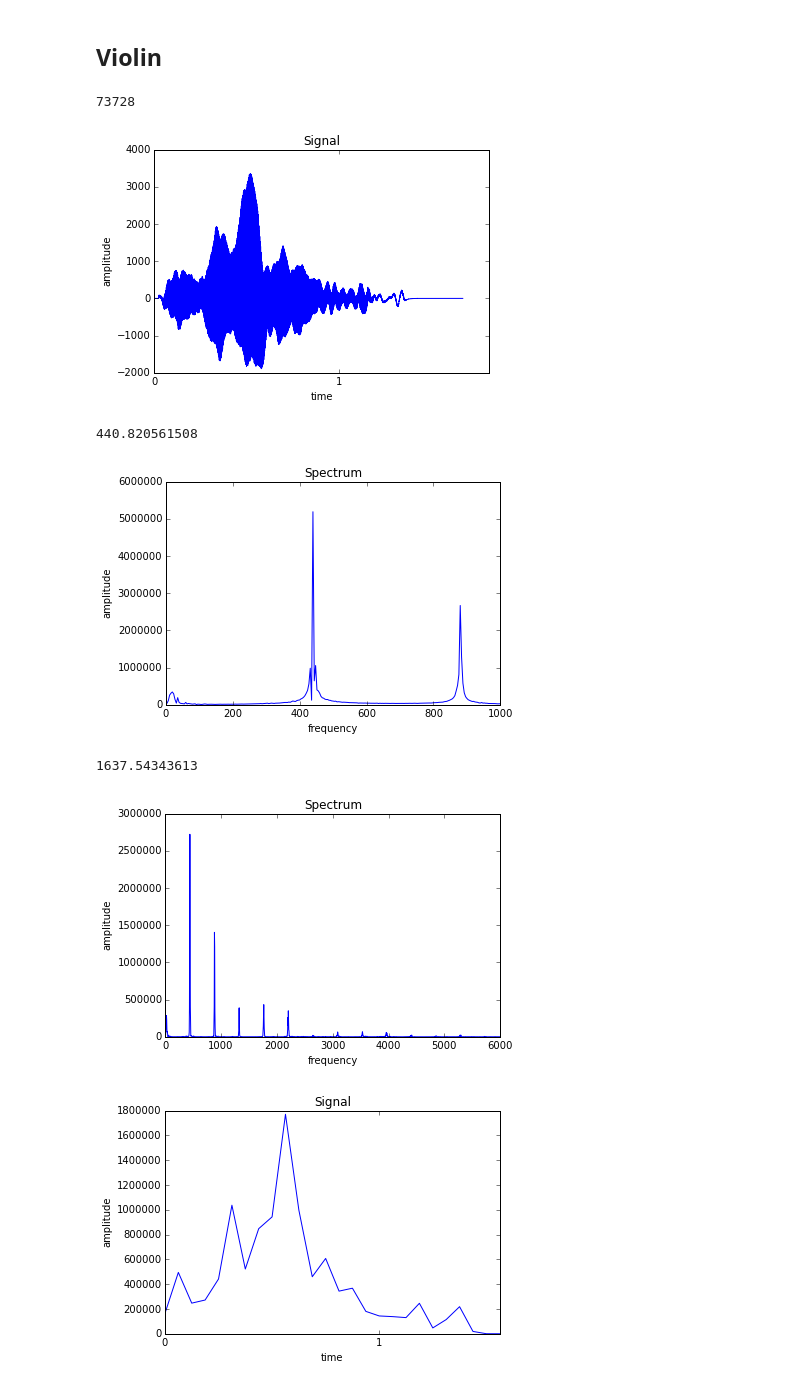
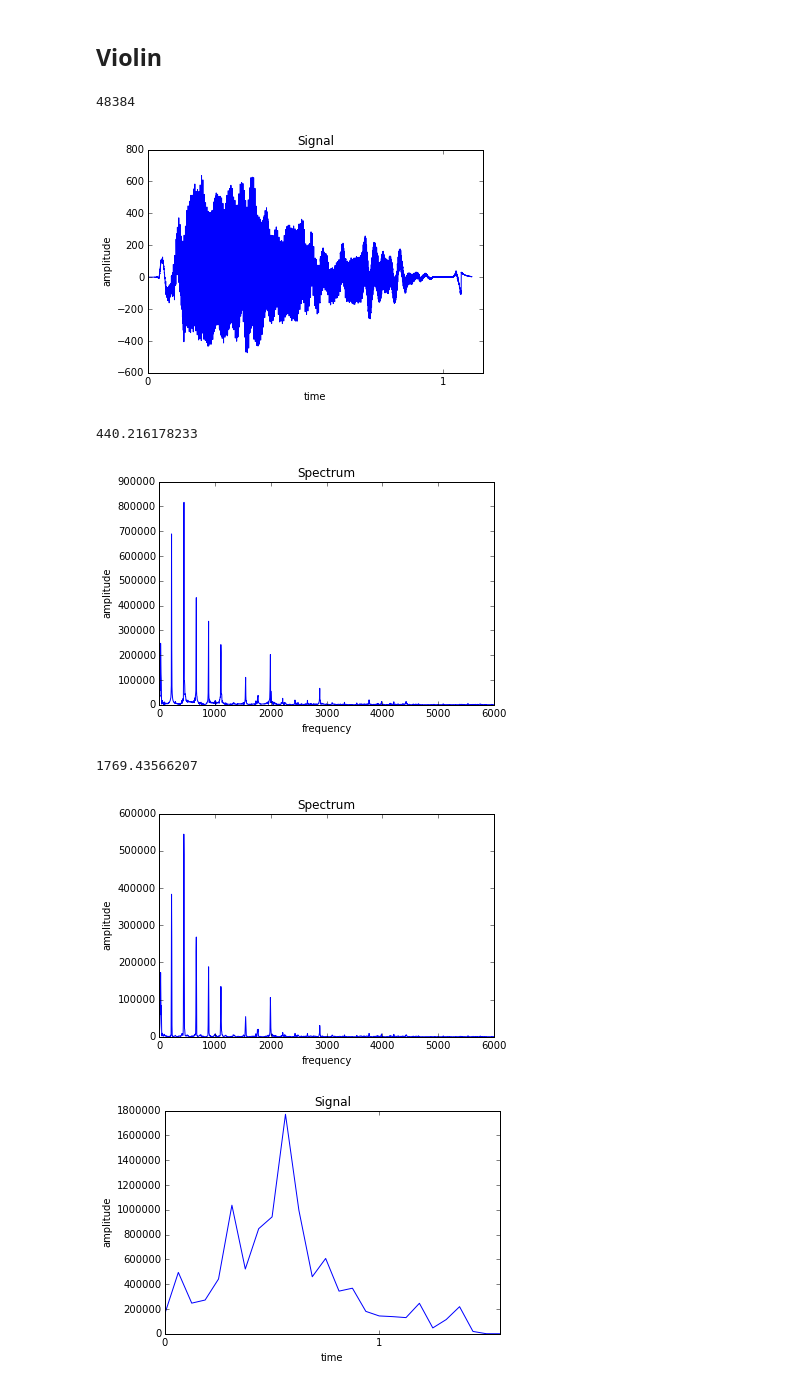
Before and after one commit to bertschingert/cs328-final, a Jupyter notebook: Data for Instruments.ipynb, the cells around one changed output. Drawn from its saved outputs; the diff is of its cells as text; code cells hidden in the pictures.

```diff
--- a/Data for Instruments.ipynb
+++ b/Data for Instruments.ipynb
@@ -67,30 +67,30 @@ au.graph_signal(s_s)
 # %% [markdown]
 ## Violin
 # %%
-f_v = au.read_wav_mono('audio_files/violin/violin_A4_1_mezzo-piano_arco-normal.wav')
+f_v = au.read_wav_mono('audio_files/violin/violin_A3_025_pianissimo_arco-normal.wav')
 print(len(f_v))
 au.graph_signal(f_v)
 print(ap.fundamental(f_v))
 # %% [output]
-73728
+48384
-[figure, old version]
+[figure, new version]
-440.820561508
+440.216178233
 # %%
 step= int(44100 / 4)
 start = 11025
 chunk_v = f_v[start:start+step]
 s_v = fft.rfft(chunk_v)
-au.graph_fft(s_v, 1000)
+au.graph_fft(s_v, 6000)
 # %% [output]
-[figure, old version]
+[figure, new version]
 # %%
 w_v = ap.hann_window(chunk_v)
 s_v = fft.rfft(w_v)
 print(ap.spectral_centroid(s_v))
 au.graph_fft(s_v, 6000)
 # %% [output]
-1637.54343613
+1769.43566207
-[figure, old version]
+[figure, new version]
 # %%
 s_v = ap.spectral_flux(f_v)
 au.graph_signal(s_v, 16)
```
Also changed, not shown: 2 other files.
